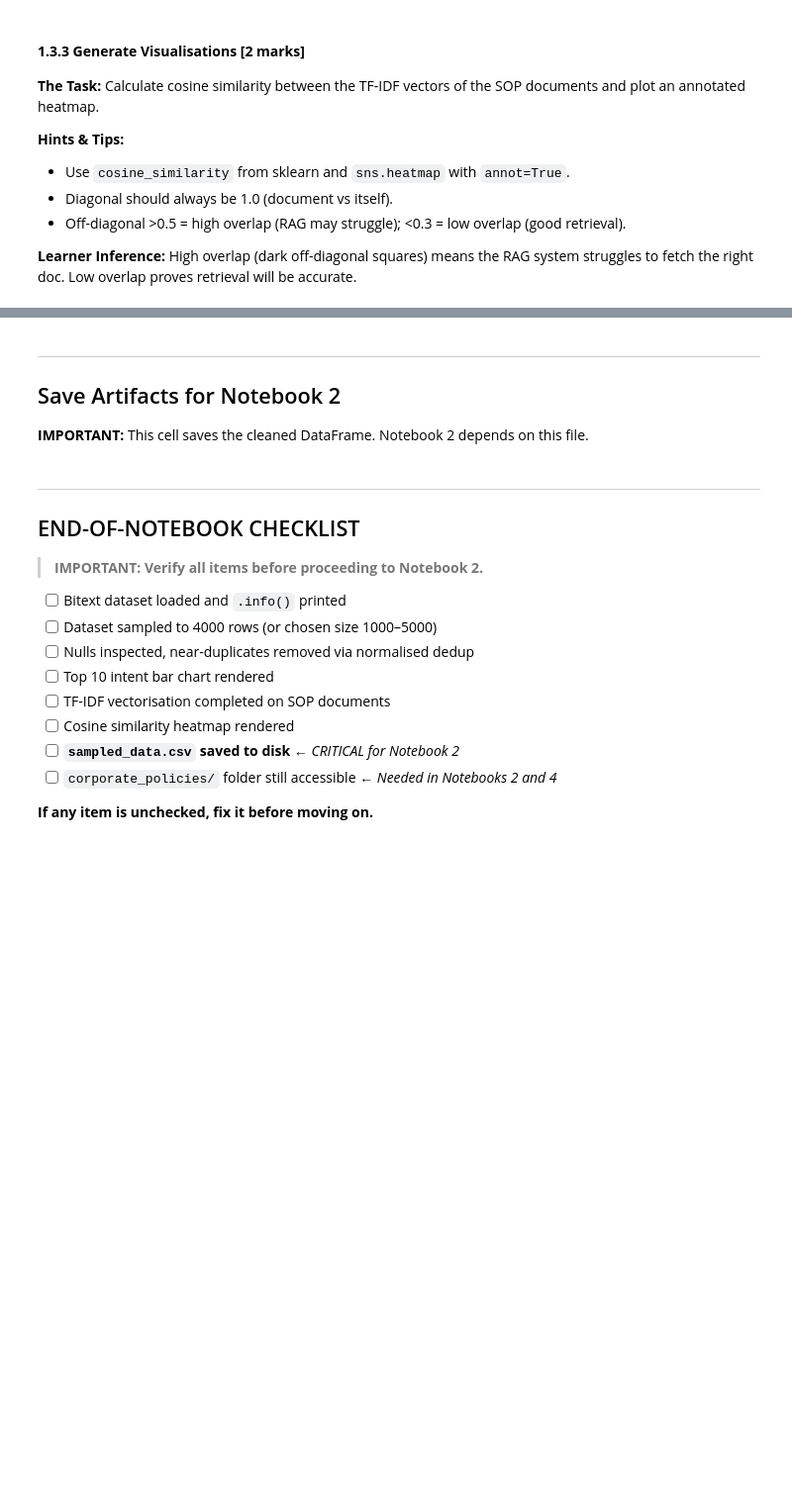
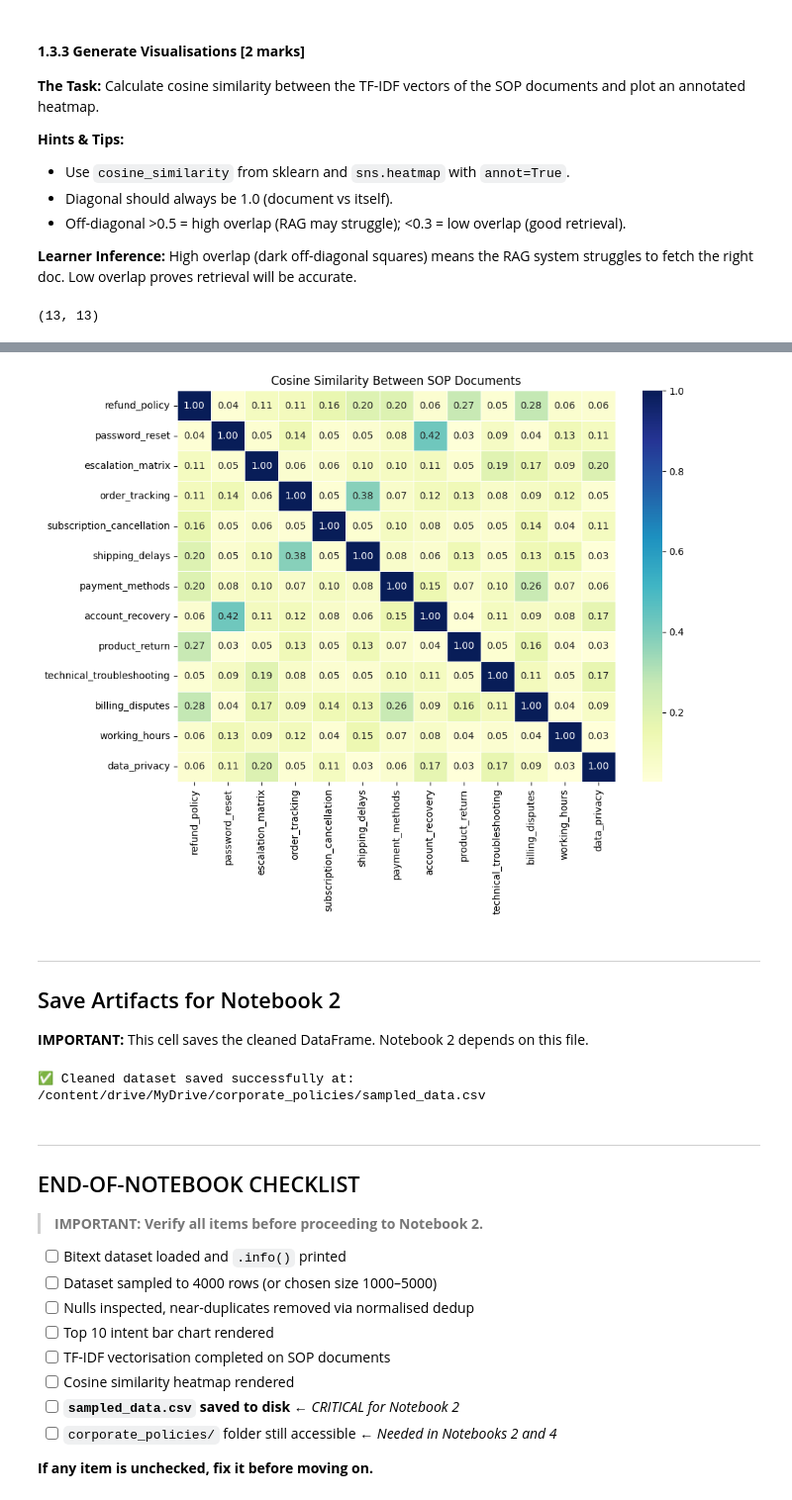
Before and after one commit to ssprajapati2021/Hybrid-RAG-Fine-Tuning, a Jupyter notebook: notebook/Data_Understanding_and_EDA.ipynb, the cells around one changed output, grey strips where cells are left out. Shown at 99% size. Drawn from its saved outputs; the diff is of its cells as text; code cells hidden in the pictures; blank space fills up the shorter version.

```diff
--- a/notebook/Data_Understanding_and_EDA.ipynb
+++ b/notebook/Data_Understanding_and_EDA.ipynb
@@ -388,0 +389,36 @@ display(tfidf_df.head())
+# %%
+# YOUR CODE HERE
+from sklearn.metrics.pairwise import cosine_similarity
+similarity_matrix = cosine_similarity(tfidf_matrix)
+
+print(similarity_matrix.shape)
+# %% [output]
+(13, 13)
+# %%
+document_names = [
+    os.path.basename(file).replace(".md", "")
+    for file in md_files
+]
+
+similarity_df = pd.DataFrame(
+    similarity_matrix,
+    index=document_names,
+    columns=document_names
+)
+
+display(similarity_df.round(2))
+
+plt.figure(figsize=(10, 8))
+
+sns.heatmap(
+    similarity_df,
+    annot=True,
+    cmap="YlGnBu",
+    fmt=".2f",
+    linewidths=0.5
+)
+
+plt.title("Cosine Similarity Between SOP Documents")
+plt.tight_layout()
+plt.show()
+# %% [output]
@@ -388,0 +439 @@ display(tfidf_df.head())
+[figure, added]
@@ -396,3 +452,14 @@ display(tfidf_df.head())
+# %%
+# Path to save the cleaned dataset
+output_path = "/content/drive/MyDrive/corporate_policies/sampled_data.csv"
+
+# Save the cleaned dataset
+sampled_df.to_csv(output_path, index=False)
+
+print(f"✅ Cleaned dataset saved successfully at:\n{output_path}")
+# %% [output]
+✅ Cleaned dataset saved successfully at:
+/content/drive/MyDrive/corporate_policies/sampled_data.csv
 # %% [markdown]
 ---
 ## END-OF-NOTEBOOK CHECKLIST
```
Also changed, not shown: parts of 5 cells of this notebook.
